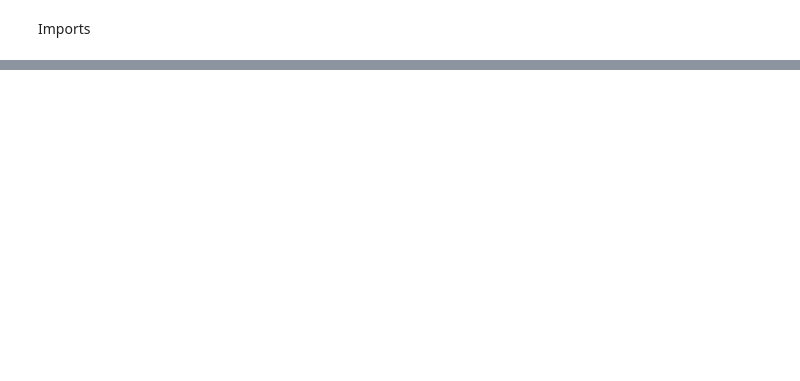
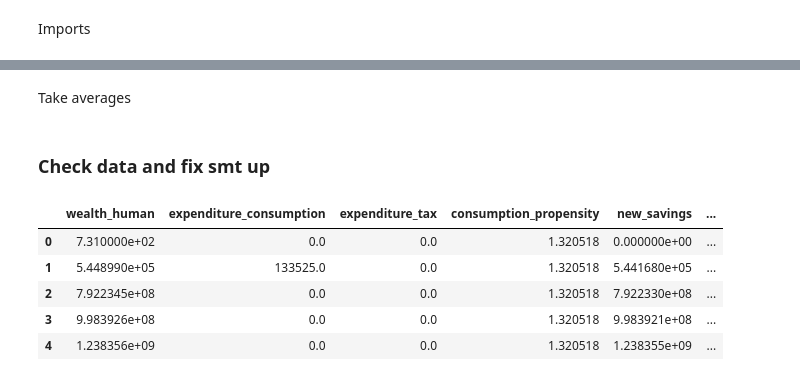
Before and after one commit to feyzijan/Vulcan, a Jupyter notebook: PythonDataAnalysis/Mainloop Data Analysis.ipynb, the cells around one changed output, grey strips where cells are left out. Cells and saved outputs as stored; diff of their text form; code cells hidden in the pictures; blank space fills up the shorter version.

```diff
--- a/PythonDataAnalysis/Mainloop Data Analysis.ipynb
+++ b/PythonDataAnalysis/Mainloop Data Analysis.ipynb
@@ -58,0 +59,2 @@ df_h - df_h
+# %% [markdown]
+Take averages
@@ -58,0 +67,11 @@ df_h - df_h
+# %% [markdown]
+### Check data and fix smt up
+# %%
+households.head()
+# %% [output]
+|  | wealth_human | expenditure_consumption | expenditure_tax | consumption_propensity | new_savings | ... |
+| 0 | 7.310000e+02 | 0.0 | 0.0 | 1.320518 | 0.000000e+00 | ... |
+| 1 | 5.448990e+05 | 133525.0 | 0.0 | 1.320518 | 5.441680e+05 | ... |
+| 2 | 7.922345e+08 | 0.0 | 0.0 | 1.320518 | 7.922330e+08 | ... |
+| 3 | 9.983926e+08 | 0.0 | 0.0 | 1.320518 | 9.983921e+08 | ... |
+| 4 | 1.238356e+09 | 0.0 | 0.0 | 1.320518 | 1.238355e+09 | ... |
```
Also changed, not shown: parts of 30 cells of this notebook, 2 other files.
